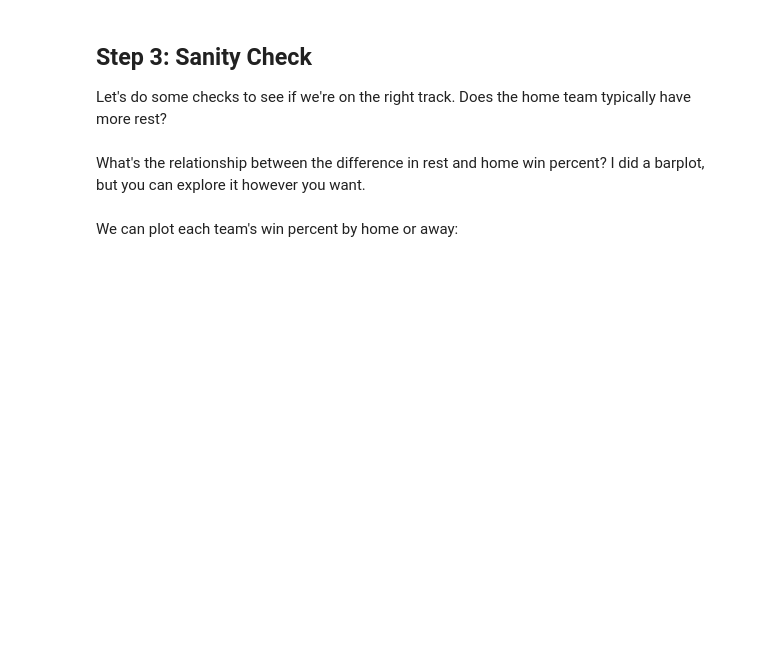
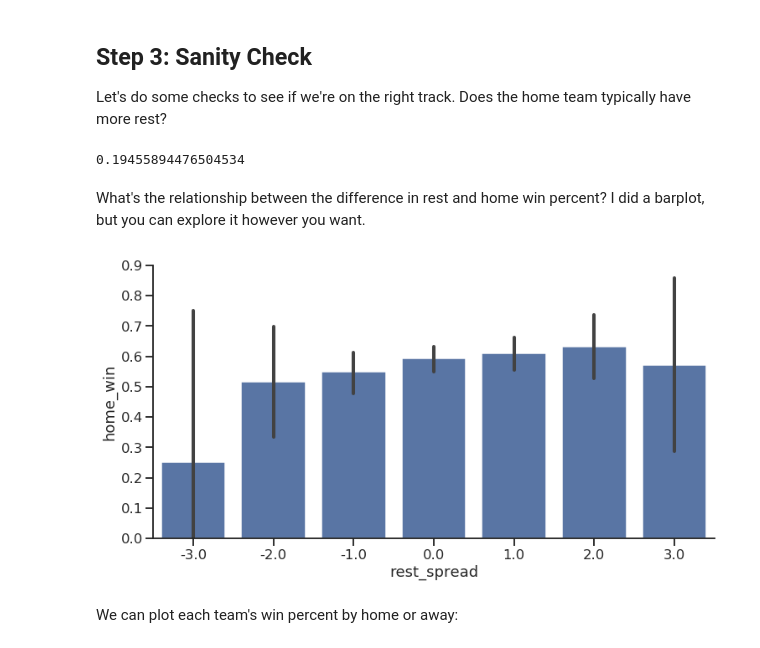
Before and after one commit to umeshraj/Pandas-Tutorial-SciPyConf-2018, a Jupyter notebook: notebooks/04-Tidy-Data.ipynb, the cells around one changed output. Drawn from its saved outputs; the diff is of its cells as text; code cells hidden in the pictures; blank space fills up the shorter version.

```diff
--- a/notebooks/04-Tidy-Data.ipynb
+++ b/notebooks/04-Tidy-Data.ipynb
@@ -247,0 +371,12 @@ Hints:
+# %%
+# %load solutions/tidy_00.py
+df['winning_team'] = np.where(
+    df.home_points > df.away_points,
+    df.home_team,
+    df.away_team)
+
+win = pd.melt(df, id_vars='winning_team', value_vars=['away_team', 'home_team'],
+              var_name='home_or_away', value_name='team')
+win['won'] = win.winning_team == win.team
+win_pct = win.groupby(['team', 'home_or_away']).won.mean()
+win_pct.head()
@@ -301,0 +469,5 @@ Modify `df` to include a couple potential targets
+# %%
+# %load solutions/tidy_01.py
+df['home_win'] = df.home_points > df.away_points
+df['point_spread'] = df.home_points - df.away_points
+df.head()
@@ -342,0 +554,6 @@ The strength columns should contain the `RPI` for the home / away team from `rpi
+# %%
+# %load solutions/tidy_02.py
+# RPI
+df['home_strength'] = df.home_team.map(rpi.rename(mapping)['RPI'])
+df['away_strength'] = df.away_team.map(rpi.rename(mapping)['RPI'])
+df.head()
@@ -345,4 +570,6 @@ The strength columns should contain the `RPI` for the home / away team from `rpi
 
 Create a new column `rest_spread` that contains the difference in rest (home - away)
 # %%
-%load solutions/tidy_03.py
+# %load solutions/tidy_03.py
+df['rest_spread'] = df['home_rest'] - df['away_rest']
+df.head()
@@ -358,6 +601,9 @@ df.head()
 Let's do some checks to see if we're on the right track.
 Does the home team typically have more rest?
 # %%
-%load solutions/tidy_drest.py
+# %load solutions/tidy_drest.py
+df['rest_spread'].mean()
+# %% [output]
+0.19455894476504534
 # %% [markdown]
 What's the relationship between the difference in rest and home win percent? I did a barplot, but you can explore it however you want.
@@ -366,3 +610,13 @@ What's the relationship between the difference in rest and home win percent? I d
+# %%
+# %load solutions/tidy_04.py
+fig, ax = plt.subplots(figsize=(12, 6))
+sns.barplot(x='rest_spread', y='home_win',
+            data=df.loc[(-3 <= df.rest_spread) &
+                        (df.rest_spread <= 3)],
+            color='#4c72b0', ax=ax)
+sns.despine()
+# %% [output]
+[figure, added]
 # %% [markdown]
 We can plot each team's win percent by home or away:
 # %%
```
Also changed, not shown: parts of 42 cells of this notebook, 1 other file.
